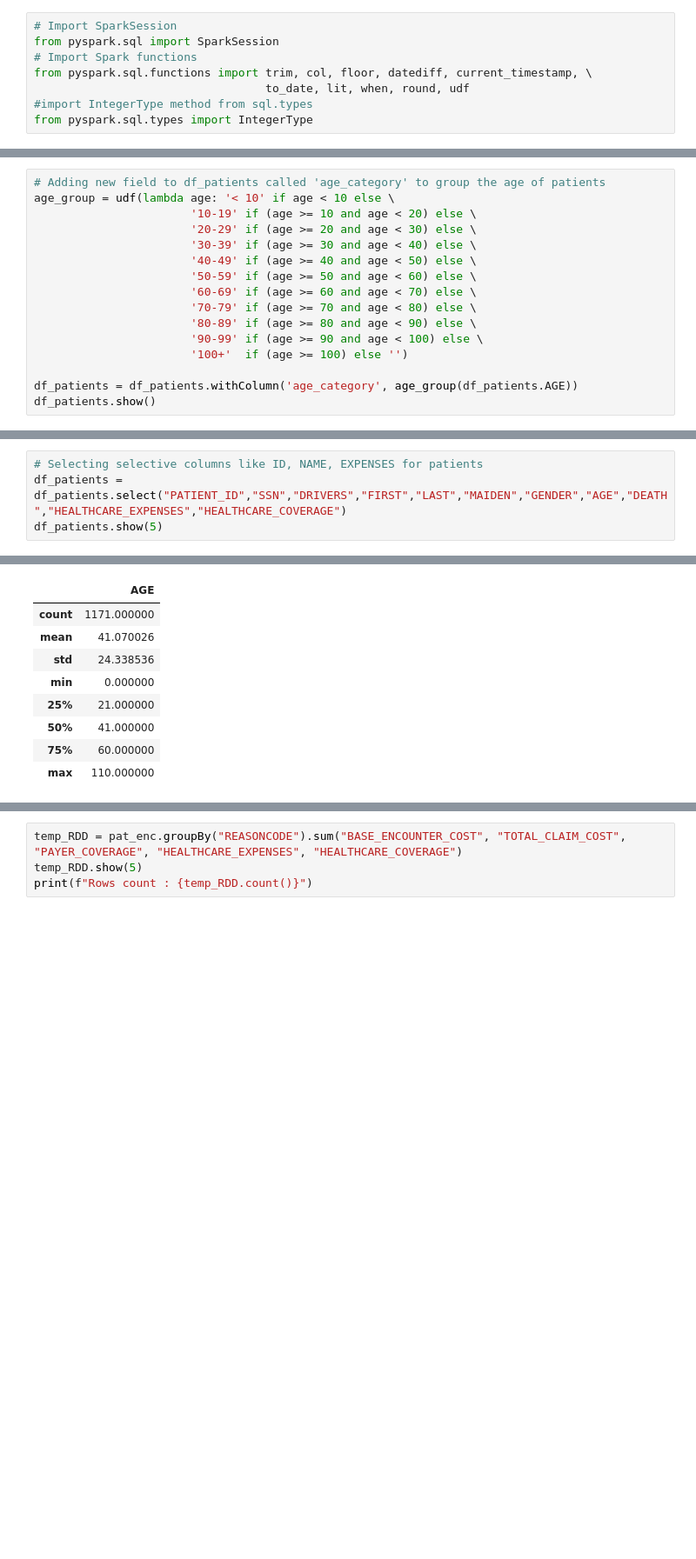
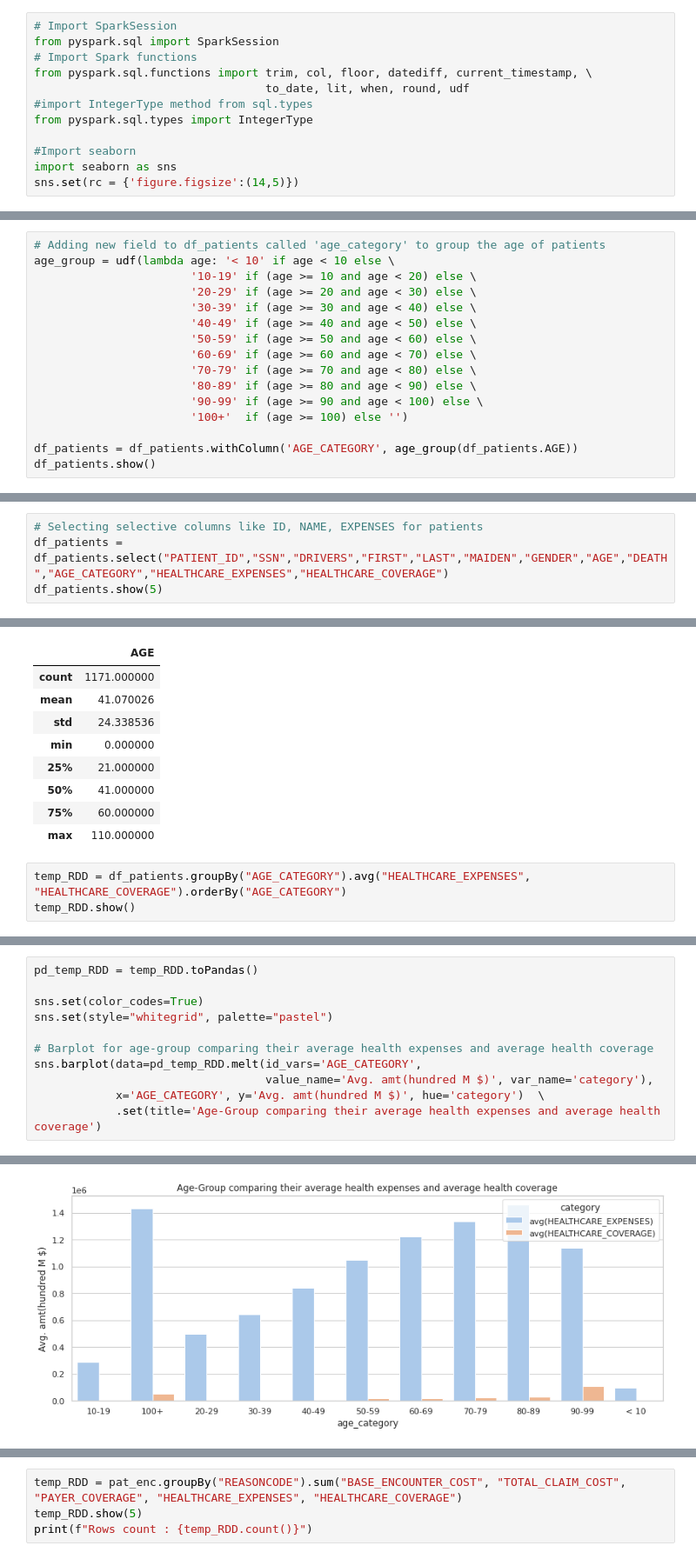
Before and after one commit to sunil-karki/EHR, a Jupyter notebook: WRL_EHR_1.ipynb, the cells around one changed output, grey strips where cells are left out. Shown at 87% size. Cells and saved outputs as stored; diff of their text form; blank space fills up the shorter version.

Commit message:
age group, their expenses and coverage

```diff
--- a/WRL_EHR_1.ipynb
+++ b/WRL_EHR_1.ipynb
@@ -37,6 +37,10 @@ from pyspark.sql.functions import trim, col, floor, datediff, current_timestamp,
                                   to_date, lit, when, round, udf
 #import IntegerType method from sql.types
 from pyspark.sql.types import IntegerType
+
+#Import seaborn
+import seaborn as sns
+sns.set(rc = {'figure.figsize':(14,5)})
 # %%
 # Create a Spark Session
 spark = SparkSession.builder.appName("WRL Test").master("local[*]").getOrCreate()
@@ -497,6 +501,6 @@ age_group = udf(lambda age: '< 10' if age < 10 else \
                        '90-99' if (age >= 90 and age < 100) else \
                        '100+'  if (age >= 100) else '')
 
-df_patients = df_patients.withColumn('age_category', age_group(df_patients.AGE))
+df_patients = df_patients.withColumn('AGE_CATEGORY', age_group(df_patients.AGE))
 df_patients.show()
 # %% [output]
@@ -524,6 +528,6 @@ df_encounters = df_encounters.withColumn("BASE_ENCOUNTER_COST",df_encounters.BAS
                              .withColumn("PAYER_COVERAGE",df_encounters.PAYER_COVERAGE.cast(IntegerType()))
 # %%
 # Selecting selective columns like ID, NAME, EXPENSES for patients
-df_patients = df_patients.select("PATIENT_ID","SSN","DRIVERS","FIRST","LAST","MAIDEN","GENDER","AGE","DEATH","HEALTHCARE_EXPENSES","HEALTHCARE_COVERAGE")
+df_patients = df_patients.select("PATIENT_ID","SSN","DRIVERS","FIRST","LAST","MAIDEN","GENDER","AGE","DEATH","AGE_CATEGORY","HEALTHCARE_EXPENSES","HEALTHCARE_COVERAGE")
 df_patients.show(5)
 # %% [output]
@@ -557,3 +561,6 @@ pd_temp_RDD[["AGE"]].describe()
 | 50% | 41.000000 |
 | 75% | 60.000000 |
 | max | 110.000000 |
+# %%
+temp_RDD = df_patients.groupBy("AGE_CATEGORY").avg("HEALTHCARE_EXPENSES", "HEALTHCARE_COVERAGE").orderBy("AGE_CATEGORY")
+temp_RDD.show()
@@ -559,0 +583,12 @@ pd_temp_RDD[["AGE"]].describe()
+# %%
+pd_temp_RDD = temp_RDD.toPandas()
+
+sns.set(color_codes=True)
+sns.set(style="whitegrid", palette="pastel")
+
+# Barplot for age-group comparing their average health expenses and average health coverage
+sns.barplot(data=pd_temp_RDD.melt(id_vars='AGE_CATEGORY',
+                                  value_name='Avg. amt(hundred M $)', var_name='category'),
+            x='AGE_CATEGORY', y='Avg. amt(hundred M $)', hue='category')  \
+            .set(title='Age-Group comparing their average health expenses and average health coverage')
+# %% [output]
@@ -559,0 +596 @@ pd_temp_RDD[["AGE"]].describe()
+[figure, added]
```
Also changed, not shown: parts of 22 cells of this notebook.
